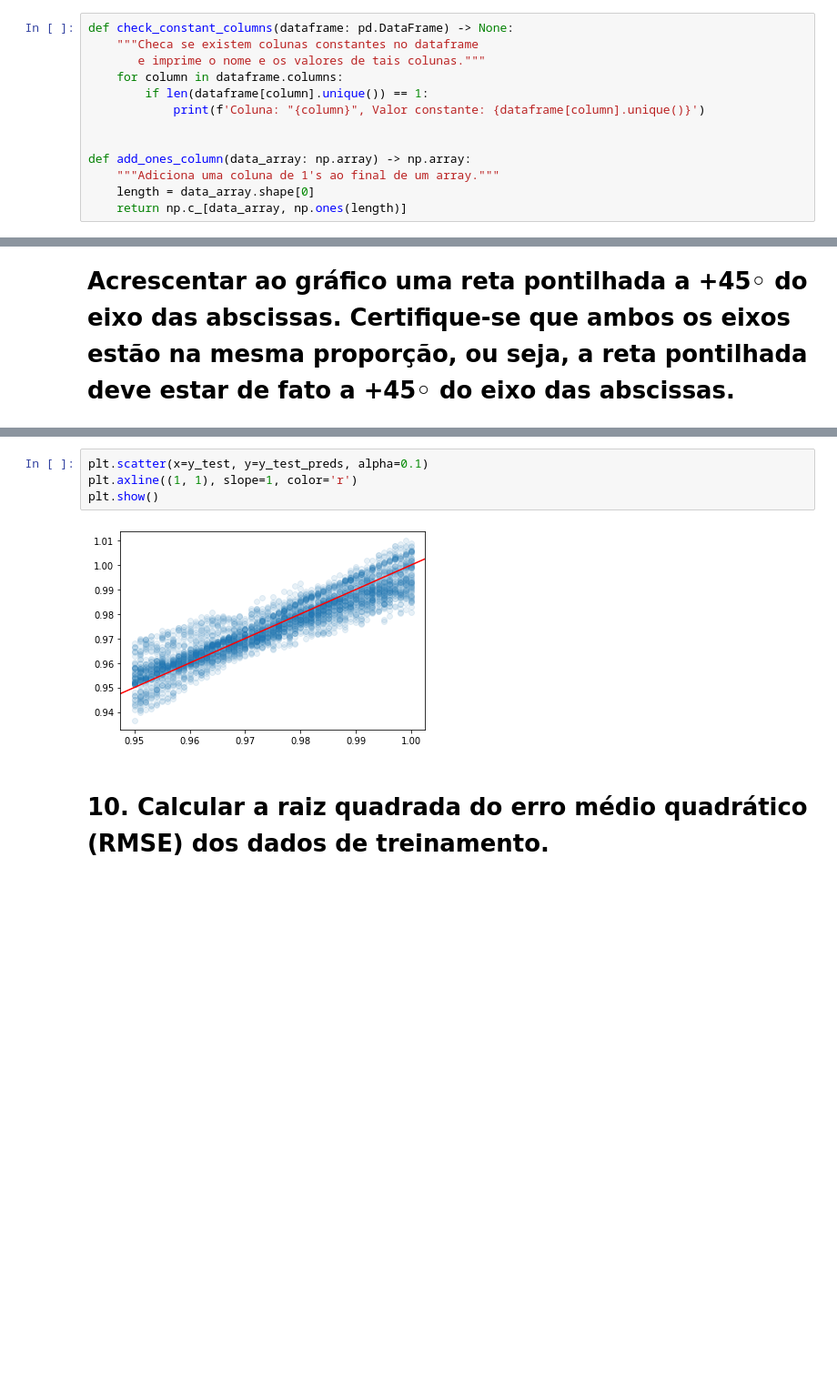
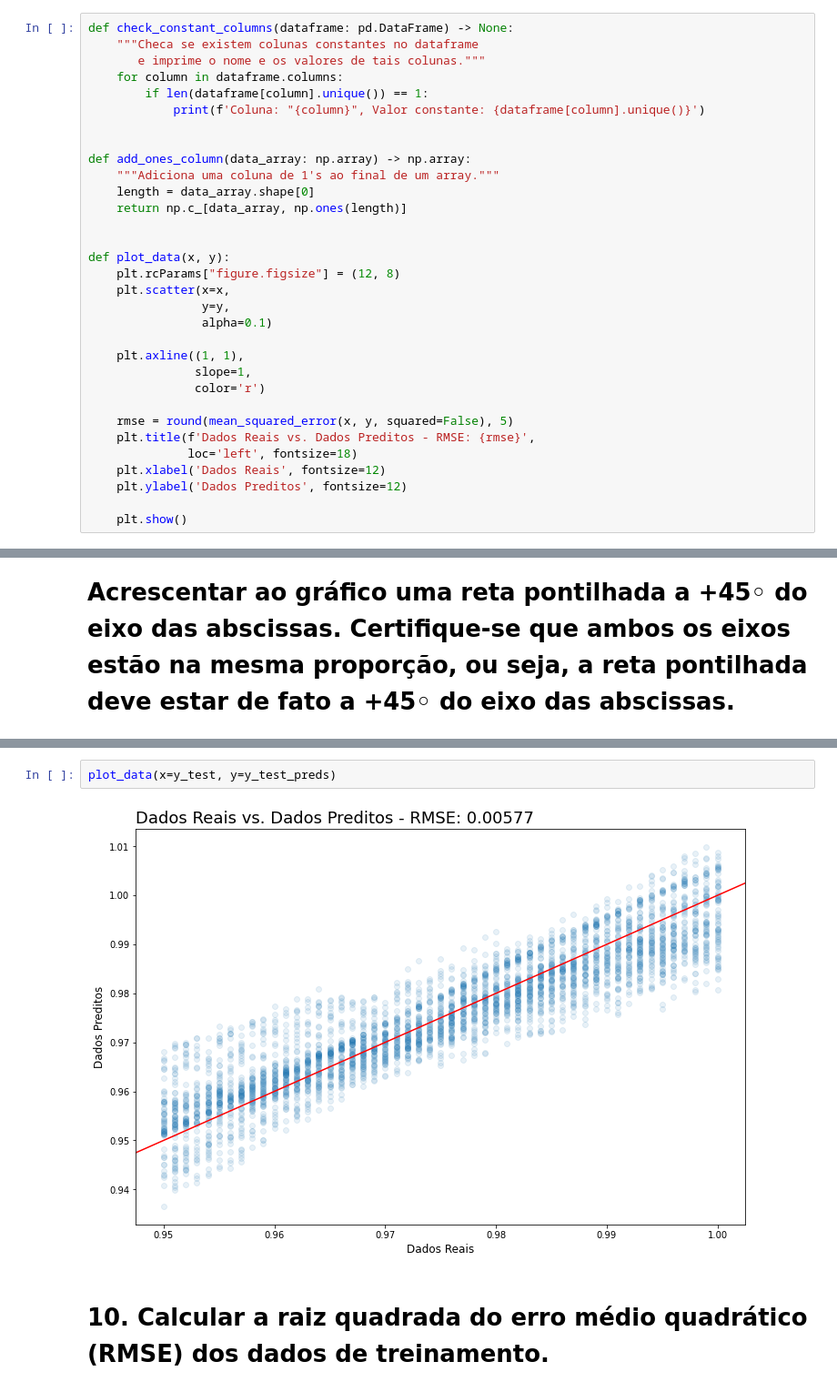
Before and after one commit to diascarolina/fundamentos-analise-dados, a Jupyter notebook: trabalho01_regressao/trabalho01_regressao_naval_dataset.ipynb, the cells around one changed output, grey strips where cells are left out. Shown: that part at 91% size. Saved outputs shown, nothing was run; the diff lists cells and outputs as text; blank space fills up the shorter version.

```diff
--- a/trabalho01_regressao/trabalho01_regressao_naval_dataset.ipynb
+++ b/trabalho01_regressao/trabalho01_regressao_naval_dataset.ipynb
@@ -40,6 +45,25 @@ def add_ones_column(data_array: np.array) -> np.array:
     """Adiciona uma coluna de 1's ao final de um array."""
     length = data_array.shape[0]
     return np.c_[data_array, np.ones(length)]
+
+
+def plot_data(x, y):
+    plt.rcParams["figure.figsize"] = (12, 8)
+    plt.scatter(x=x,
+                y=y,
+                alpha=0.1)
+
+    plt.axline((1, 1),
+               slope=1,
+               color='r')
+
+    rmse = round(mean_squared_error(x, y, squared=False), 5)
+    plt.title(f'Dados Reais vs. Dados Preditos - RMSE: {rmse}',
+              loc='left', fontsize=18)
+    plt.xlabel('Dados Reais', fontsize=12)
+    plt.ylabel('Dados Preditos', fontsize=12)
+
+    plt.show()
 # %% [markdown]
 # 02. Fazer a leitura dos dados
 # %%
@@ -202,8 +234,6 @@ plt.show()
 # %%
-plt.scatter(x=y_test, y=y_test_preds, alpha=0.1)
-plt.axline((1, 1), slope=1, color='r')
-plt.show()
+plot_data(x=y_test, y=y_test_preds)
 # %% [output]
-[figure, old version]
+[figure, new version]
 # %% [markdown]
 # 10. Calcular a **raiz quadrada do erro médio quadrático** (RMSE) dos dados de treinamento.
```
Also changed, not shown: parts of 17 cells of this notebook.
